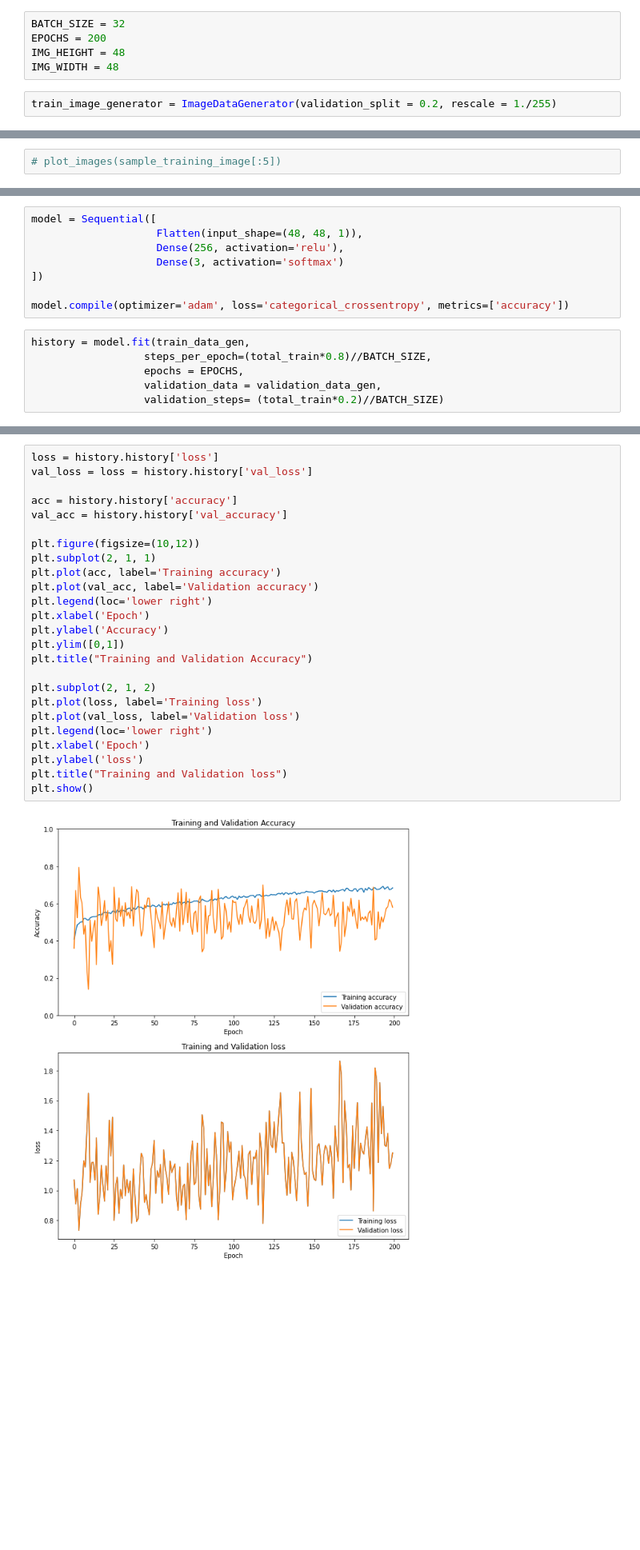
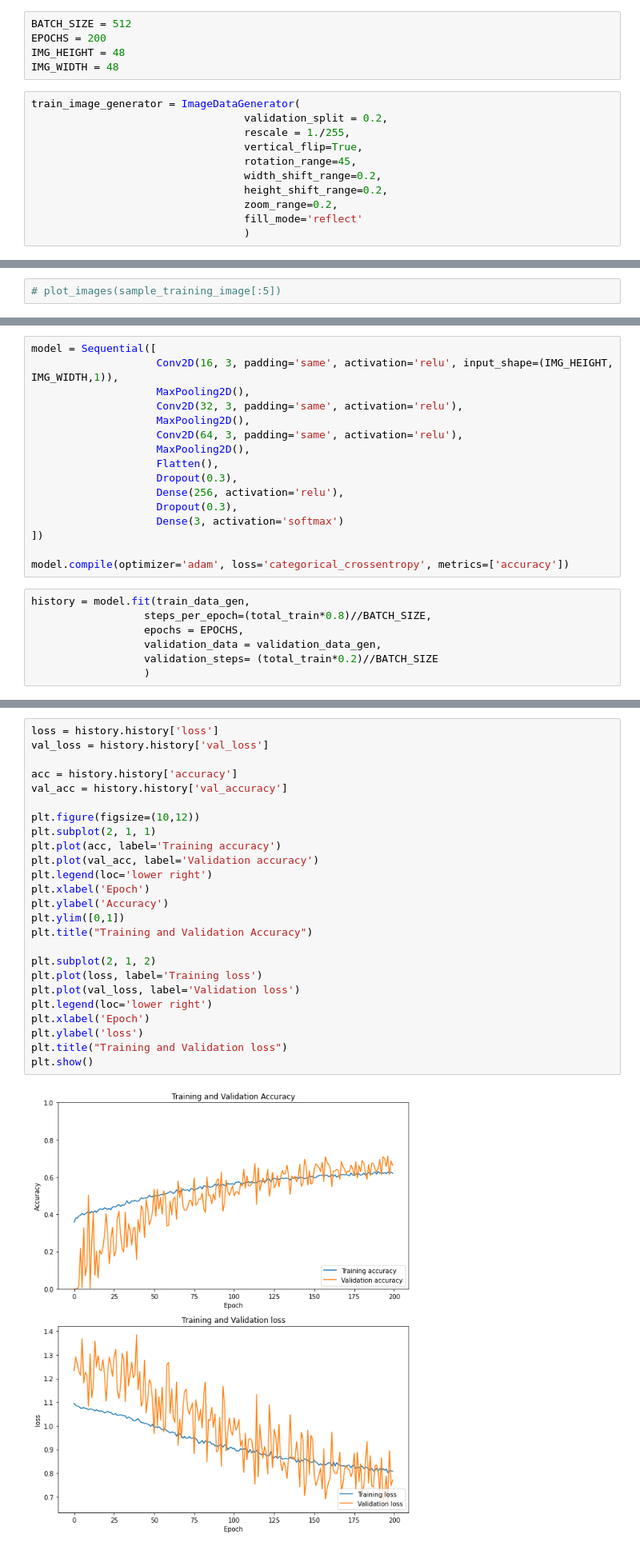
Before and after one commit to ketan9808/Emotion_Detection, a Jupyter notebook: Emotion_detection.ipynb, the cells around one changed output, grey strips where cells are left out. Shown at 80% size. Saved outputs shown, nothing was run; the diff lists cells and outputs as text; blank space fills up the shorter version.

```diff
--- a/Emotion_detection.ipynb
+++ b/Emotion_detection.ipynb
@@ -128,12 +127,21 @@ total_val = int(data.shape[0]*0.2)
 # %% [output]
 (17010, 48, 48, 1) (17010, 3)
 # %%
-BATCH_SIZE = 32
+BATCH_SIZE = 512
 EPOCHS = 200
 IMG_HEIGHT = 48
 IMG_WIDTH = 48
 # %%
-train_image_generator = ImageDataGenerator(validation_split = 0.2, rescale = 1./255)
+train_image_generator = ImageDataGenerator(
+                                  validation_split = 0.2,
+                                  rescale = 1./255,
+                                  vertical_flip=True,
+                                  rotation_range=45,
+                                  width_shift_range=0.2,
+                                  height_shift_range=0.2,
+                                  zoom_range=0.2,
+                                  fill_mode='reflect'
+                                  )
 # %%
 train_data_gen = train_image_generator.flow(x = data,
                                             y = labels,
@@ -172,8 +180,16 @@ I will try the following
 and then tune these models to get better accuracy
 # %%
 model = Sequential([
-                    Flatten(input_shape=(48, 48, 1)),
+                    Conv2D(16, 3, padding='same', activation='relu', input_shape=(IMG_HEIGHT, IMG_WIDTH,1)),
+                    MaxPooling2D(),
+                    Conv2D(32, 3, padding='same', activation='relu'),
+                    MaxPooling2D(),
+                    Conv2D(64, 3, padding='same', activation='relu'),
+                    MaxPooling2D(),
+                    Flatten(),
+                    Dropout(0.3),
                     Dense(256, activation='relu'),
+                    Dropout(0.3),
                     Dense(3, activation='softmax')
 ])
 
@@ -183,6 +199,7 @@ history = model.fit(train_data_gen,
                   steps_per_epoch=(total_train*0.8)//BATCH_SIZE,
                   epochs = EPOCHS,
                   validation_data = validation_data_gen,
-                  validation_steps= (total_train*0.2)//BATCH_SIZE)
+                  validation_steps= (total_train*0.2)//BATCH_SIZE
+                  )
 # %% [output]
 Epoch 1/200
@@ -205,27 +222,27 @@ Epoch 200/200
 # %%
 loss = history.history['loss']
-val_loss = loss = history.history['val_loss']
+val_loss = history.history['val_loss']
 
 acc = history.history['accuracy']
 val_acc = history.history['val_accuracy']
 
 plt.figure(figsize=(10,12))
 plt.subplot(2, 1, 1)
 plt.plot(acc, label='Training accuracy')
 plt.plot(val_acc, label='Validation accuracy')
 plt.legend(loc='lower right')
 plt.xlabel('Epoch')
 plt.ylabel('Accuracy')
 plt.ylim([0,1])
 plt.title("Training and Validation Accuracy")
 
 plt.subplot(2, 1, 2)
 plt.plot(loss, label='Training loss')
 plt.plot(val_loss, label='Validation loss')
 plt.legend(loc='lower right')
 plt.xlabel('Epoch')
 plt.ylabel('loss')
 plt.title("Training and Validation loss")
 plt.show()
 # %% [output]
-[figure, old version]
+[figure, new version]
```
Also changed, not shown: parts of 6 cells of this notebook.
